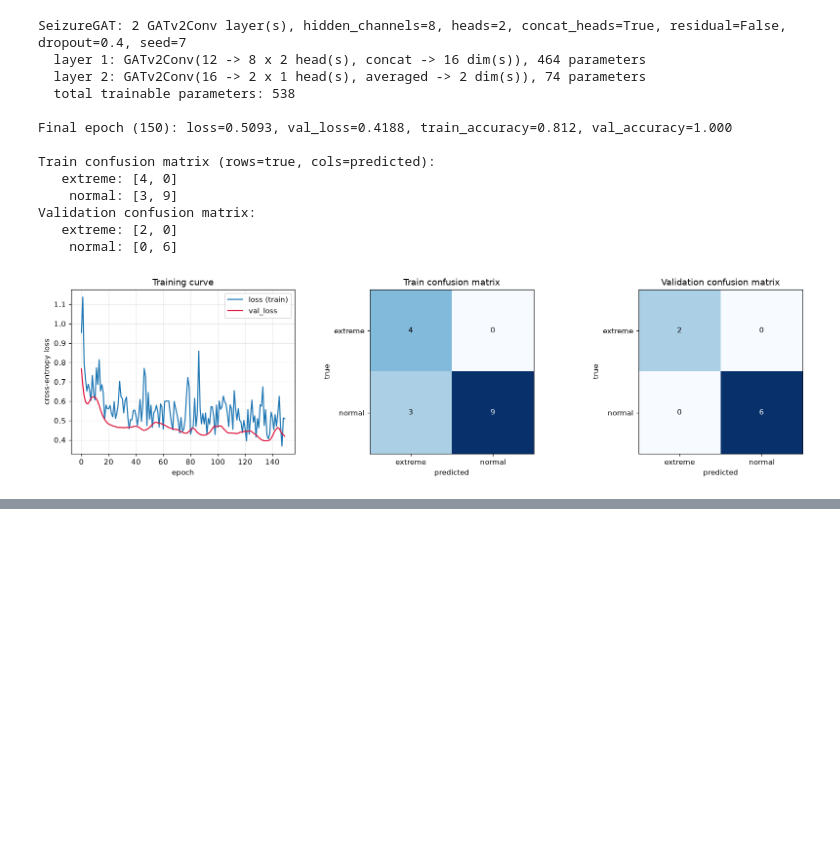
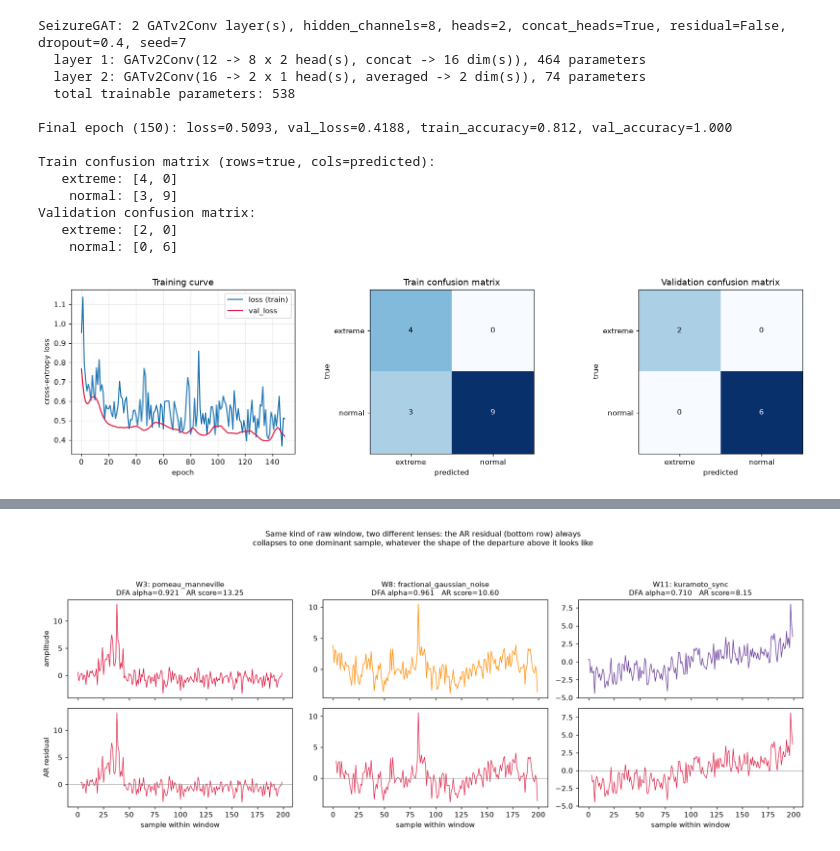
Before and after one commit to D2718281828nis/BioMedAI-sEEG-core-of-epilepsy, a Jupyter notebook: EVT_DFA_attention_demo.ipynb, the cells around one changed output, grey strips where cells are left out. Cells and saved outputs as stored; diff of their text form; code cells hidden in the pictures; blank space fills up the shorter version.

Commit message:
new example in demo

```diff
--- a/EVT_DFA_attention_demo.ipynb
+++ b/EVT_DFA_attention_demo.ipynb
@@ -826,0 +943,15 @@ plt.show()
+# %%
+ar_score = np.array([np.max(np.abs(ar_one_step_residuals(windows[i], ar_coeffs, ar_mean))) / resid_std
+                     for i in range(N_WINDOWS)])
+bg_ar_score = ar_score[background_idx]
+extreme_ar_score = ar_score[EXTREME_WINDOWS]
+ar_threshold = bg_ar_score.max()  # calibrated purely on the background, exactly as Section 2's GEV threshold was
+
+print(f"Background AR score: mean={bg_ar_score.mean():.2f}, max={bg_ar_score.max():.2f} (-> detection threshold)")
+
+ar_predicted_extreme = {i: bool(ar_score[i] > ar_threshold) for i in range(N_WINDOWS)}
+ar_correct = sum(ar_predicted_extreme[i] == (i in EXTREME_WINDOWS) for i in range(N_WINDOWS))
+print(f"AR-residual detector (score > background max): {ar_correct}/{N_WINDOWS} windows correctly labeled extreme/normal.")
+for w in EXTREME_WINDOWS:
+    flag = "yes" if ar_predicted_extreme[w] else "NO"
+    print(f"  window {w:2d} ({MECHANISM_OF[w]:<26s}): AR score = {ar_score[w]:5.2f}  flagged extreme? {flag}")
@@ -826,0 +989,44 @@ plt.show()
+# %%
+def plot_mechanism_ar_traces(window_ids: list, mechanism_names: list, windows: np.ndarray,
+                             ar_coeffs: np.ndarray, ar_mean: float, ar_order: int,
+                             dfa_values: np.ndarray, ar_score: np.ndarray, mechanism_colors: dict) -> None:
+    """For one example window per mechanism, plot the raw signal (top row) next to
+    its AR residual trace (bottom row), with DFA alpha / AR score in each title."""
+    n = len(window_ids)
+    fig, axes = plt.subplots(2, n, figsize=(5 * n, 5.6), sharex="col")
+
+    for col, (idx, mechanism) in enumerate(zip(window_ids, mechanism_names)):
+        w = windows[idx]
+        residual = ar_one_step_residuals(w, ar_coeffs, ar_mean)
+        t_full = np.arange(len(w))
+        t = np.arange(ar_order, len(w))
+        color = mechanism_colors[mechanism]
+
+        ax_top = axes[0, col]
+        ax_top.plot(t_full, w, color=color, linewidth=0.9)
+        ax_top.set_title(f"W{idx}: {mechanism}\nDFA alpha={dfa_values[idx]:.3f}   AR score={ar_score[idx]:.2f}",
+                         fontsize=9.5)
+
+        ax_bot = axes[1, col]
+        ax_bot.plot(t, residual, color="crimson", linewidth=0.8)
+        ax_bot.axhline(0, color="gray", linewidth=0.5)
+        ax_bot.set_xlabel("sample within window")
+        if col == 0:
+            ax_top.set_ylabel("amplitude")
+            ax_bot.set_ylabel("AR residual")
+
+    fig.suptitle("Same kind of raw window, two different lenses: the AR residual (bottom row) always\n"
+                "collapses to one dominant sample, whatever the shape of the departure above it looks like",
+                y=1.06, fontsize=10.5)
+    fig.tight_layout()
+    plt.show()
+
+
+plot_mechanism_ar_traces(
+    window_ids=[PM_WINDOWS[0], FGN_WINDOWS[0], KURAMOTO_WINDOWS[0]],
+    mechanism_names=["pomeau_manneville", "fractional_gaussian_noise", "kuramoto_sync"],
+    windows=windows, ar_coeffs=ar_coeffs, ar_mean=ar_mean, ar_order=AR_ORDER,
+    dfa_values=dfa_values, ar_score=ar_score, mechanism_colors=mechanism_colors_all,
+)
+# %% [output]
+[figure, added]
```
Also changed, not shown: parts of 15 cells of this notebook, 1 other file.
